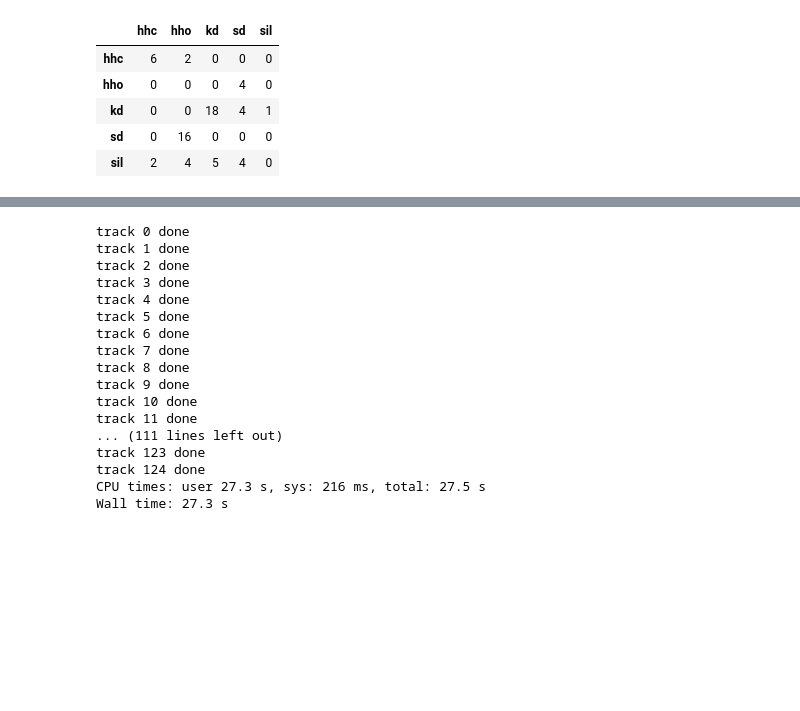
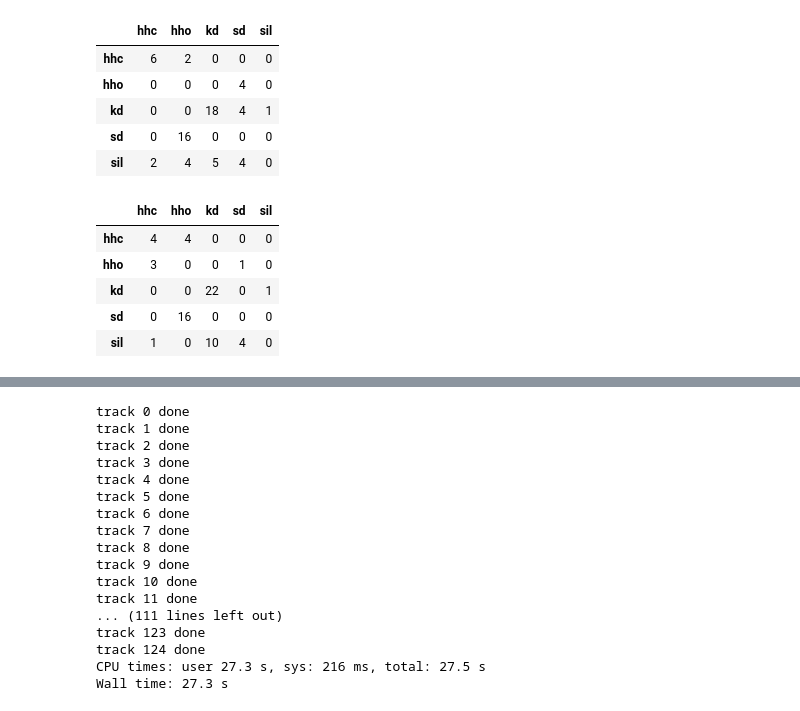
Before and after one commit to flyingleafe/vxs-vpt, a Jupyter notebook: notebooks/Classification.ipynb, the cells around one changed output, grey strips where cells are left out. Drawn from its saved outputs; the diff is of its cells as text; code cells hidden in the pictures; blank space fills up the shorter version.

```diff
--- a/notebooks/Classification.ipynb
+++ b/notebooks/Classification.ipynb
@@ -284,4 +272,13 @@ vxs.classes_F1_score(pred1, anno_10, ms_threshold=50)
 | kd | 0 | 0 | 18 | 4 | 1 |
 | sd | 0 | 16 | 0 | 0 | 0 |
 | sil | 2 | 4 | 5 | 4 | 0 |
+# %%
+vxs.classes_F1_score(onsets, anno_10, ms_threshold=50)
+# %% [output]
+|  | hhc | hho | kd | sd | sil |
+| hhc | 4 | 4 | 0 | 0 | 0 |
+| hho | 3 | 0 | 0 | 1 | 0 |
+| kd | 0 | 0 | 22 | 0 | 1 |
+| sd | 0 | 16 | 0 | 0 | 0 |
+| sil | 1 | 0 | 10 | 4 | 0 |
 # %%
```
Also changed, not shown: parts of 23 cells of this notebook, 3 other files.
